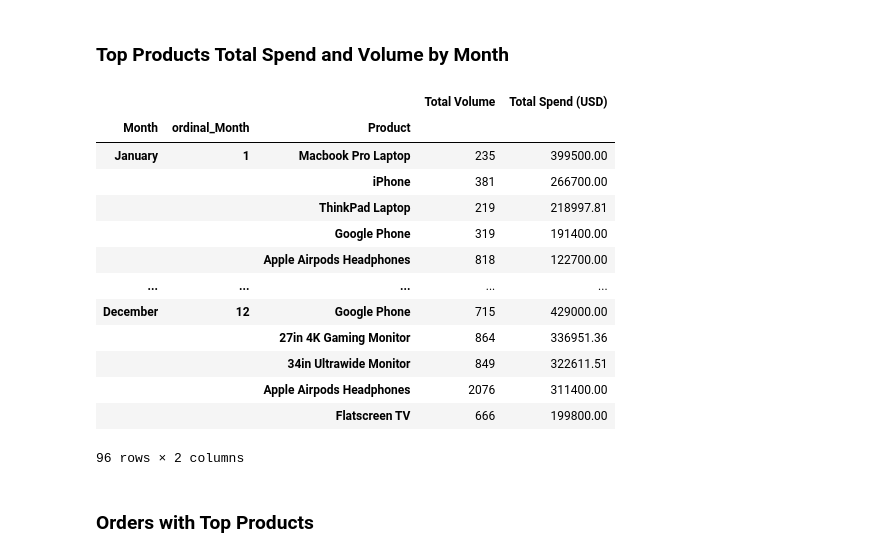
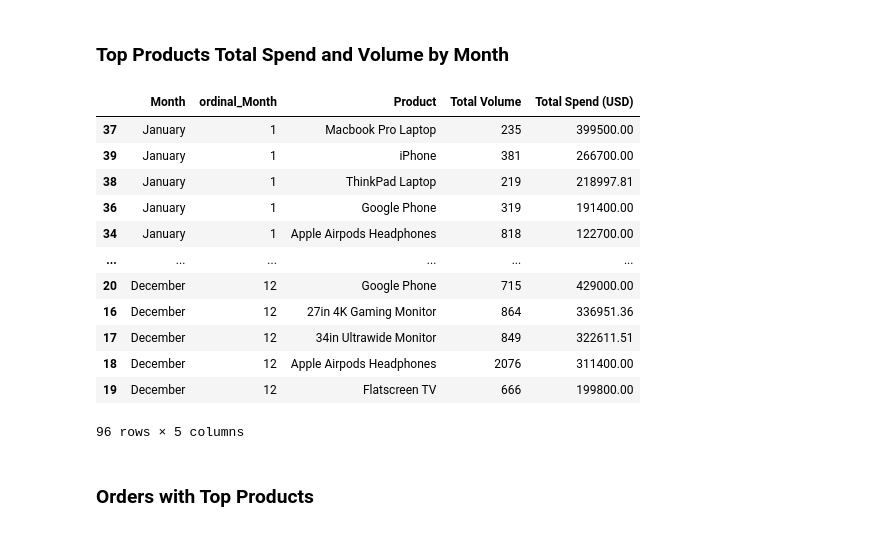
Before and after one commit to julrichkieffer/portfolio-data-science, a Jupyter notebook: 01 2019-sales/analysis.ipynb, the cells around one changed output. Drawn from its saved outputs; the diff is of its cells as text; code cells hidden in the pictures.

```diff
--- a/01 2019-sales/analysis.ipynb
+++ b/01 2019-sales/analysis.ipynb
@@ -716,31 +681,30 @@ top_products_spend_and_volume
 ### Top Products Total Spend and Volume by Month
 # %%
 top_products_total_spend_and_volume_by_month = df[df['Product'].isin( list(top_products_by_spend.index) )] \
-    .groupby(['Month', 'ordinal_Month', 'Product']) \
+    .groupby(['Month', 'ordinal_Month', 'Product'], as_index=False) \
     .agg({'Quantity Ordered': 'sum', 'Line Total': 'sum'}) \
     .sort_values(by=['ordinal_Month', 'Line Total'], ascending=[True, False])
 
 top_products_total_spend_and_volume_by_month.rename(columns={
     'Line Total': 'Total Spend (USD)',
     'Quantity Ordered': 'Total Volume'
     }, inplace=True)
 
 top_products_total_spend_and_volume_by_month
 # %% [output]
-|  |  |  | Total Volume | Total Spend (USD) |
-| Month | ordinal_Month | Product |  |  |
-| January | 1 | Macbook Pro Laptop | 235 | 399500.00 |
-|  |  | iPhone | 381 | 266700.00 |
-|  |  | ThinkPad Laptop | 219 | 218997.81 |
-|  |  | Google Phone | 319 | 191400.00 |
-|  |  | Apple Airpods Headphones | 818 | 122700.00 |
-| ... | ... | ... | ... | ... |
-| December | 12 | Google Phone | 715 | 429000.00 |
-|  |  | 27in 4K Gaming Monitor | 864 | 336951.36 |
-|  |  | 34in Ultrawide Monitor | 849 | 322611.51 |
-|  |  | Apple Airpods Headphones | 2076 | 311400.00 |
-|  |  | Flatscreen TV | 666 | 199800.00 |
+|  | Month | ordinal_Month | Product | Total Volume | Total Spend (USD) |
+| 37 | January | 1 | Macbook Pro Laptop | 235 | 399500.00 |
+| 39 | January | 1 | iPhone | 381 | 266700.00 |
+| 38 | January | 1 | ThinkPad Laptop | 219 | 218997.81 |
+| 36 | January | 1 | Google Phone | 319 | 191400.00 |
+| 34 | January | 1 | Apple Airpods Headphones | 818 | 122700.00 |
+| ... | ... | ... | ... | ... | ... |
+| 20 | December | 12 | Google Phone | 715 | 429000.00 |
+| 16 | December | 12 | 27in 4K Gaming Monitor | 864 | 336951.36 |
+| 17 | December | 12 | 34in Ultrawide Monitor | 849 | 322611.51 |
+| 18 | December | 12 | Apple Airpods Headphones | 2076 | 311400.00 |
+| 19 | December | 12 | Flatscreen TV | 666 | 199800.00 |
-96 rows × 2 columns
+96 rows × 5 columns
 # %% [markdown]
 ### Orders with Top Products
 # %%
```
Also changed, not shown: parts of 19 cells of this notebook.
